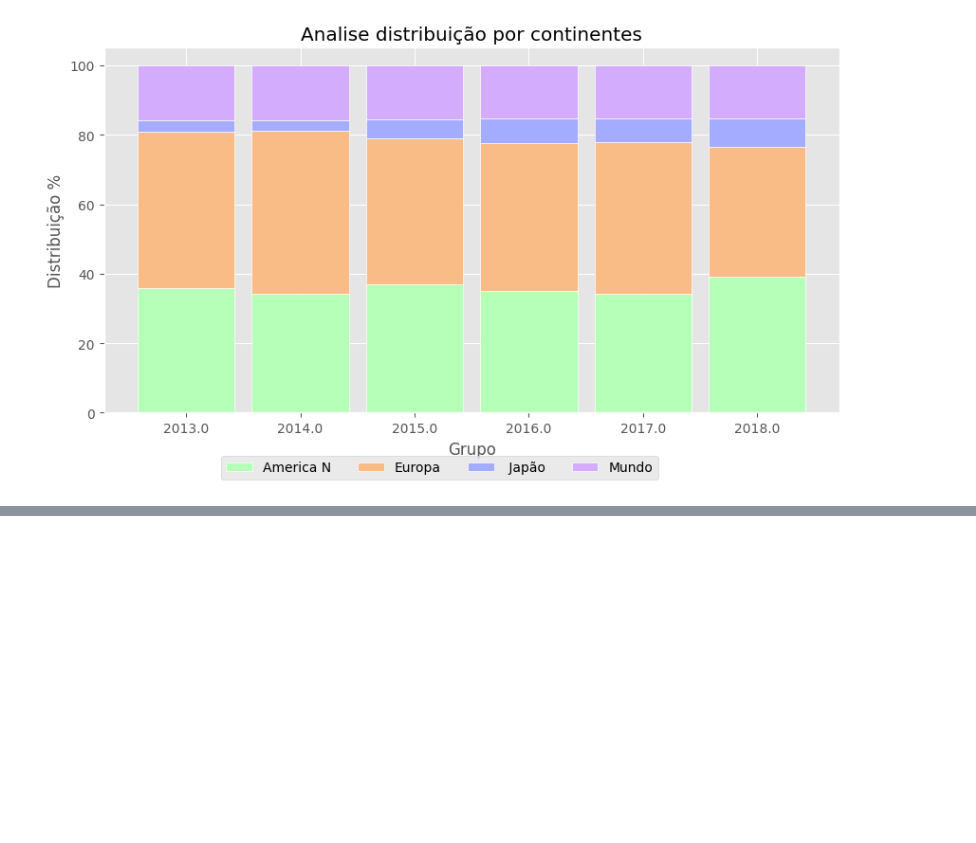
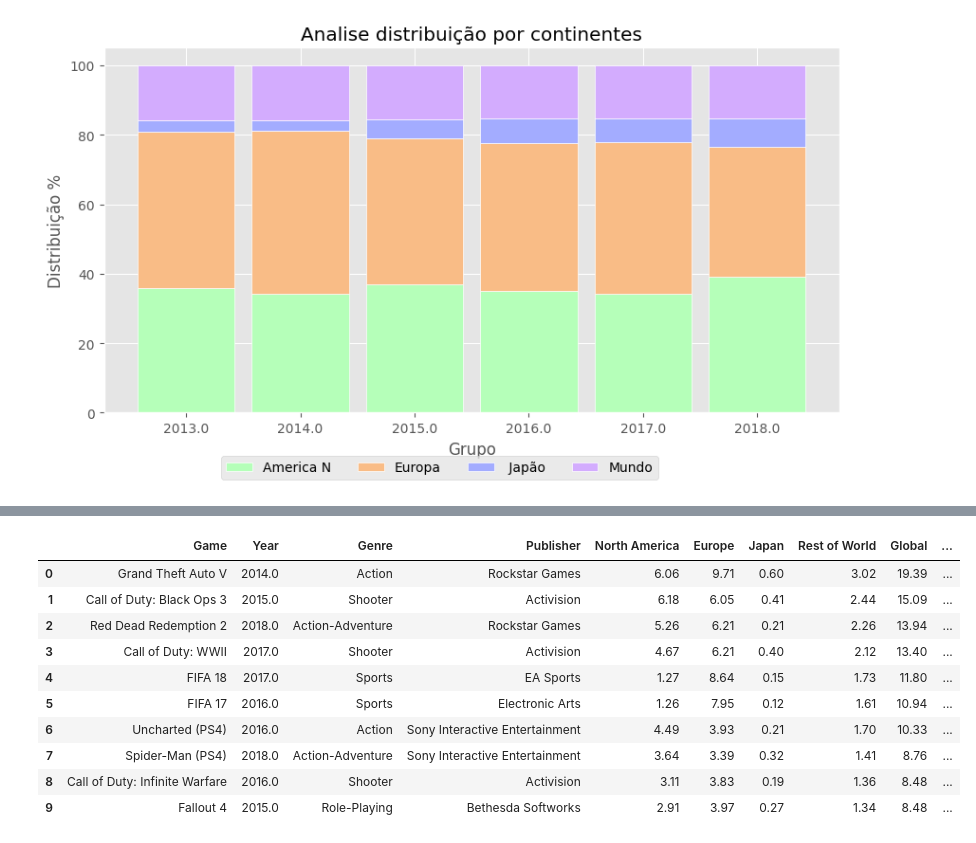
Before and after one commit to FabioHenriqueJ/An-lise-Merc-games, a Jupyter notebook: Proj_MercadoGame.ipynb, the cells around one changed output, grey strips where cells are left out. Saved outputs shown, nothing was run; the diff lists cells and outputs as text; code cells hidden in the pictures; blank space fills up the shorter version.

```diff
--- a/Proj_MercadoGame.ipynb
+++ b/Proj_MercadoGame.ipynb
@@ -223,0 +246,21 @@ plt.legend( ['America N', 'Europa',' Japão', 'Mundo'], loc='upper left', bbox_t
+# %%
+# Função sklearn: substituir o valor de texto em um valor numero
+from sklearn.preprocessing import LabelEncoder
+Funcao_Label = LabelEncoder()
+Base_Dados['Produtor'] = Funcao_Label.fit_transform( Base_Dados['Publisher'])
+Base_Dados['Genero'] = Funcao_Label.fit_transform( Base_Dados['Genre'])
+Base_Dados['Jogo'] = Funcao_Label.fit_transform( Base_Dados['Game'])
+
+Base_Dados.head(10)
+# %% [output]
+|  | Game | Year | Genre | Publisher | North America | Europe | Japan | Rest of World | Global | ... |
+| 0 | Grand Theft Auto V | 2014.0 | Action | Rockstar Games | 6.06 | 9.71 | 0.60 | 3.02 | 19.39 | ... |
+| 1 | Call of Duty: Black Ops 3 | 2015.0 | Shooter | Activision | 6.18 | 6.05 | 0.41 | 2.44 | 15.09 | ... |
+| 2 | Red Dead Redemption 2 | 2018.0 | Action-Adventure | Rockstar Games | 5.26 | 6.21 | 0.21 | 2.26 | 13.94 | ... |
+| 3 | Call of Duty: WWII | 2017.0 | Shooter | Activision | 4.67 | 6.21 | 0.40 | 2.12 | 13.40 | ... |
+| 4 | FIFA 18 | 2017.0 | Sports | EA Sports | 1.27 | 8.64 | 0.15 | 1.73 | 11.80 | ... |
+| 5 | FIFA 17 | 2016.0 | Sports | Electronic Arts | 1.26 | 7.95 | 0.12 | 1.61 | 10.94 | ... |
+| 6 | Uncharted (PS4) | 2016.0 | Action | Sony Interactive Entertainment | 4.49 | 3.93 | 0.21 | 1.70 | 10.33 | ... |
+| 7 | Spider-Man (PS4) | 2018.0 | Action-Adventure | Sony Interactive Entertainment | 3.64 | 3.39 | 0.32 | 1.41 | 8.76 | ... |
+| 8 | Call of Duty: Infinite Warfare | 2016.0 | Shooter | Activision | 3.11 | 3.83 | 0.19 | 1.36 | 8.48 | ... |
+| 9 | Fallout 4 | 2015.0 | Role-Playing | Bethesda Softworks | 2.91 | 3.97 | 0.27 | 1.34 | 8.48 | ... |
```
Also changed, not shown: parts of 7 cells of this notebook.
